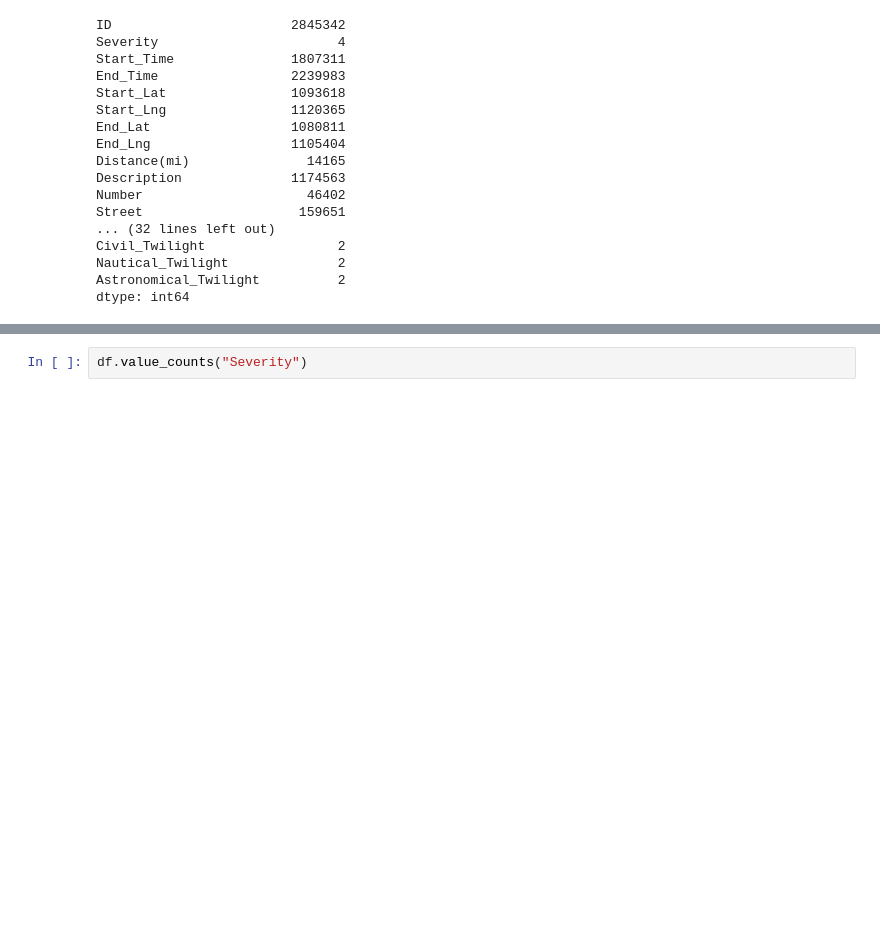
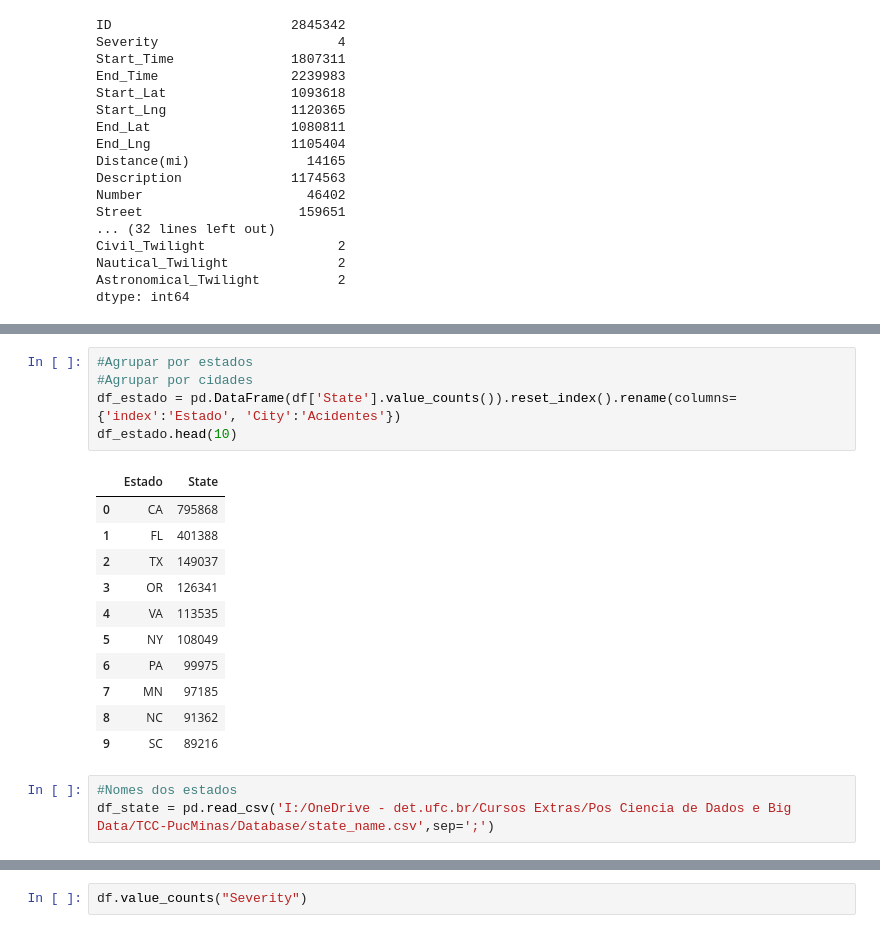
Before and after one commit to williamsasaki/jubilant-robot, a Jupyter notebook: ml_acidentes_tcc.ipynb, the cells around one changed output, grey strips where cells are left out. Drawn from its saved outputs; the diff is of its cells as text; blank space fills up the shorter version.

```diff
--- a/ml_acidentes_tcc.ipynb
+++ b/ml_acidentes_tcc.ipynb
@@ -140,0 +166,20 @@ df.describe()
+# %%
+#Agrupar por estados
+#Agrupar por cidades
+df_estado = pd.DataFrame(df['State'].value_counts()).reset_index().rename(columns={'index':'Estado', 'City':'Acidentes'})
+df_estado.head(10)
+# %% [output]
+|  | Estado | State |
+| 0 | CA | 795868 |
+| 1 | FL | 401388 |
+| 2 | TX | 149037 |
+| 3 | OR | 126341 |
+| 4 | VA | 113535 |
+| 5 | NY | 108049 |
+| 6 | PA | 99975 |
+| 7 | MN | 97185 |
+| 8 | NC | 91362 |
+| 9 | SC | 89216 |
+# %%
+#Nomes dos estados
+df_state = pd.read_csv('I:/OneDrive - det.ufc.br/Cursos Extras/Pos Ciencia de Dados e Big Data/TCC-PucMinas/Database/state_name.csv',sep=';')
```
Also changed, not shown: parts of 24 cells of this notebook.
